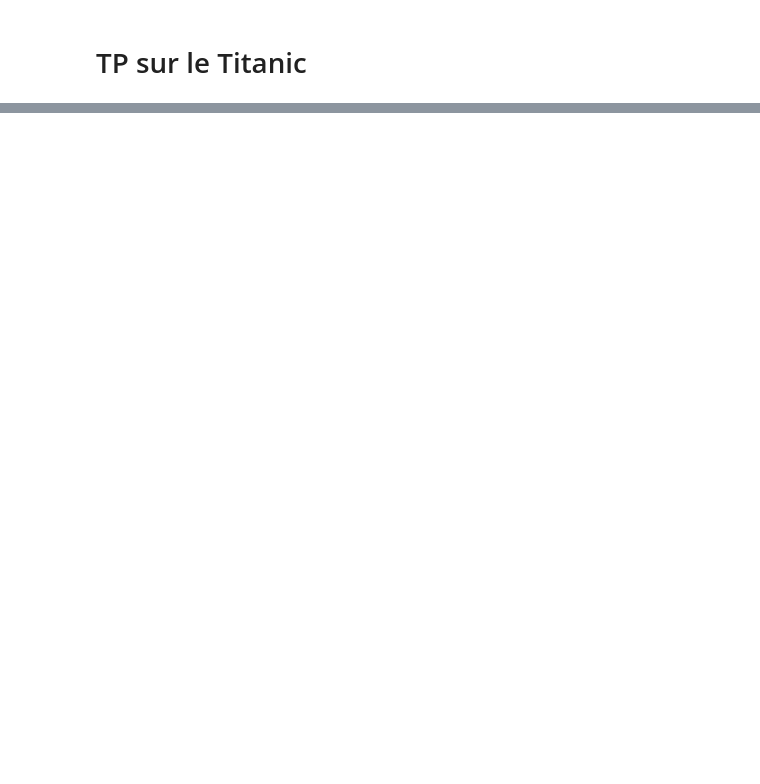
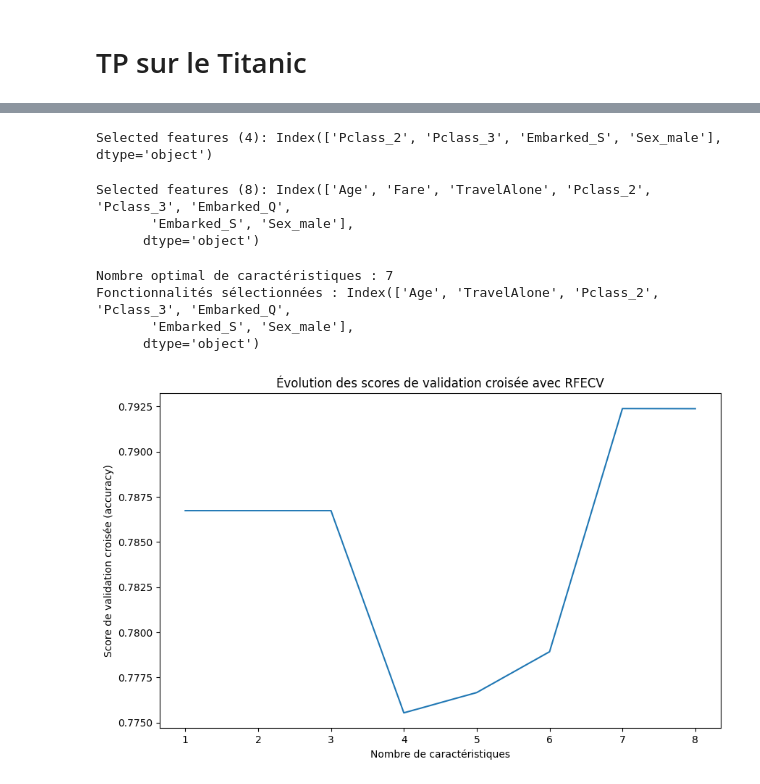
Before and after one commit to emilienbld/M1_Machine_Learning, a Jupyter notebook: regression_logisitque_titanic.ipynb, the cells around one changed output, grey strips where cells are left out. Drawn from its saved outputs; the diff is of its cells as text; code cells hidden in the pictures; blank space fills up the shorter version.

```diff
--- a/regression_logisitque_titanic.ipynb
+++ b/regression_logisitque_titanic.ipynb
@@ -260,0 +416,62 @@ plt.show()
+# %%
+from sklearn.feature_selection import RFE
+
+# Créer un modèle RFE pour sélectionner 4 caractéristiques
+rfe_4 = RFE(log_reg, n_features_to_select=4)
+rfe_4.fit(X, y)
+
+# Afficher les caractéristiques sélectionnées
+selected_features_4 = X.columns[rfe_4.support_]
+print(f'Selected features (4): {selected_features_4}')
+# %% [output]
+Selected features (4): Index(['Pclass_2', 'Pclass_3', 'Embarked_S', 'Sex_male'], dtype='object')
+# %%
+# Créer un modèle RFE pour sélectionner 8 caractéristiques
+rfe_8 = RFE(log_reg, n_features_to_select=8)
+rfe_8.fit(X, y)
+
+# Afficher les caractéristiques sélectionnées
+selected_features_8 = X.columns[rfe_8.support_]
+print(f'Selected features (8): {selected_features_8}')
+# %% [output]
+Selected features (8): Index(['Age', 'Fare', 'TravelAlone', 'Pclass_2', 'Pclass_3', 'Embarked_Q',
+       'Embarked_S', 'Sex_male'],
+      dtype='object')
+# %%
+from sklearn.feature_selection import RFECV
+from sklearn.linear_model import LogisticRegression
+from sklearn.model_selection import StratifiedKFold
+import matplotlib.pyplot as plt
+
+# Créer un modèle de régression logistique
+log_reg = LogisticRegression(max_iter=1000)
+
+# Définir la validation croisée
+cv = StratifiedKFold(n_splits=5)  # 5 plis pour la validation croisée
+
+# Instancier RFECV avec scoring='accuracy'
+rfecv = RFECV(estimator=log_reg, step=1, cv=cv, scoring='accuracy')
+
+# Appliquer RFECV sur les données X et y
+rfecv.fit(X, y)
+
+# Afficher le nombre optimal de caractéristiques
+print(f'Nombre optimal de caractéristiques : {rfecv.n_features_}')
+
+# Afficher les caractéristiques sélectionnées
+selected_features_rfecv = X.columns[rfecv.support_]
+print(f'Fonctionnalités sélectionnées : {selected_features_rfecv}')
+
+# Tracer l'évolution des scores de validation croisée en fonction du nombre de caractéristiques
+plt.figure(figsize=(10, 6))
+plt.plot(range(1, len(rfecv.cv_results_['mean_test_score']) + 1), rfecv.cv_results_['mean_test_score'])
+plt.xlabel('Nombre de caractéristiques')
+plt.ylabel('Score de validation croisée (accuracy)')
+plt.title('Évolution des scores de validation croisée avec RFECV')
+plt.show()
+# %% [output]
+Nombre optimal de caractéristiques : 7
+Fonctionnalités sélectionnées : Index(['Age', 'TravelAlone', 'Pclass_2', 'Pclass_3', 'Embarked_Q',
+       'Embarked_S', 'Sex_male'],
+      dtype='object')
+[figure, added]
```
Also changed, not shown: parts of 31 cells of this notebook.
